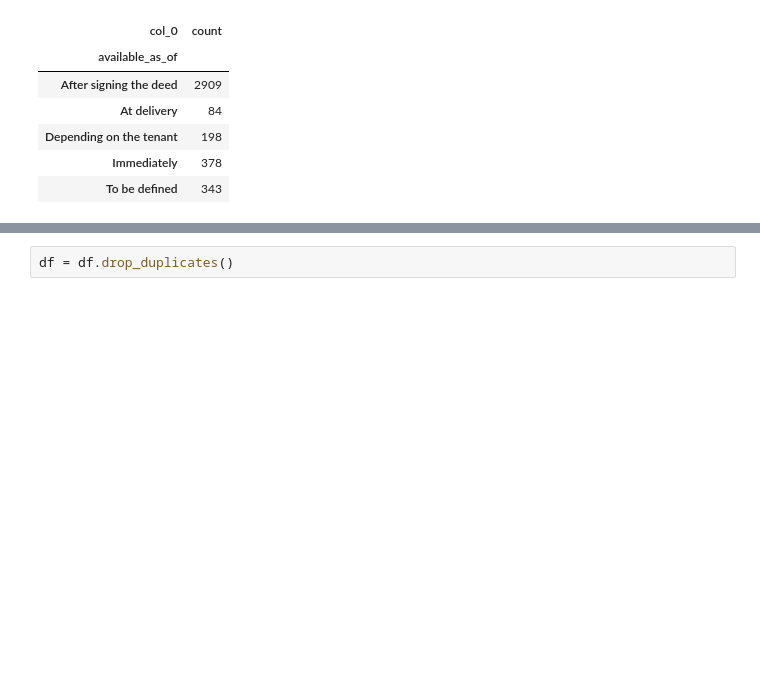
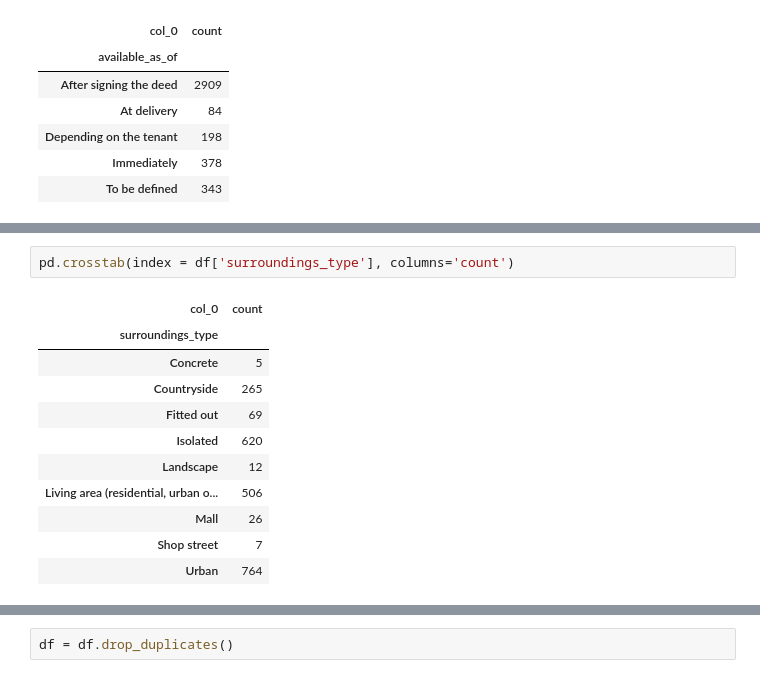
Before and after one commit to KatL99/real-estate-price-prediction, a Jupyter notebook: notebooks/Alex_preproc.ipynb, the cells around one changed output, grey strips where cells are left out. Drawn from its saved outputs; the diff is of its cells as text; blank space fills up the shorter version.

```diff
--- a/notebooks/Alex_preproc.ipynb
+++ b/notebooks/Alex_preproc.ipynb
@@ -104,0 +145,14 @@ pd.crosstab(index = df['building_condition'], columns='count')
+# %%
+pd.crosstab(index = df['surroundings_type'], columns='count')
+# %% [output]
+| col_0 | count |
+| surroundings_type |  |
+| Concrete | 5 |
+| Countryside | 265 |
+| Fitted out | 69 |
+| Isolated | 620 |
+| Landscape | 12 |
+| Living area (residential, urban o... | 506 |
+| Mall | 26 |
+| Shop street | 7 |
+| Urban | 764 |
```
Also changed, not shown: parts of 56 cells of this notebook.
